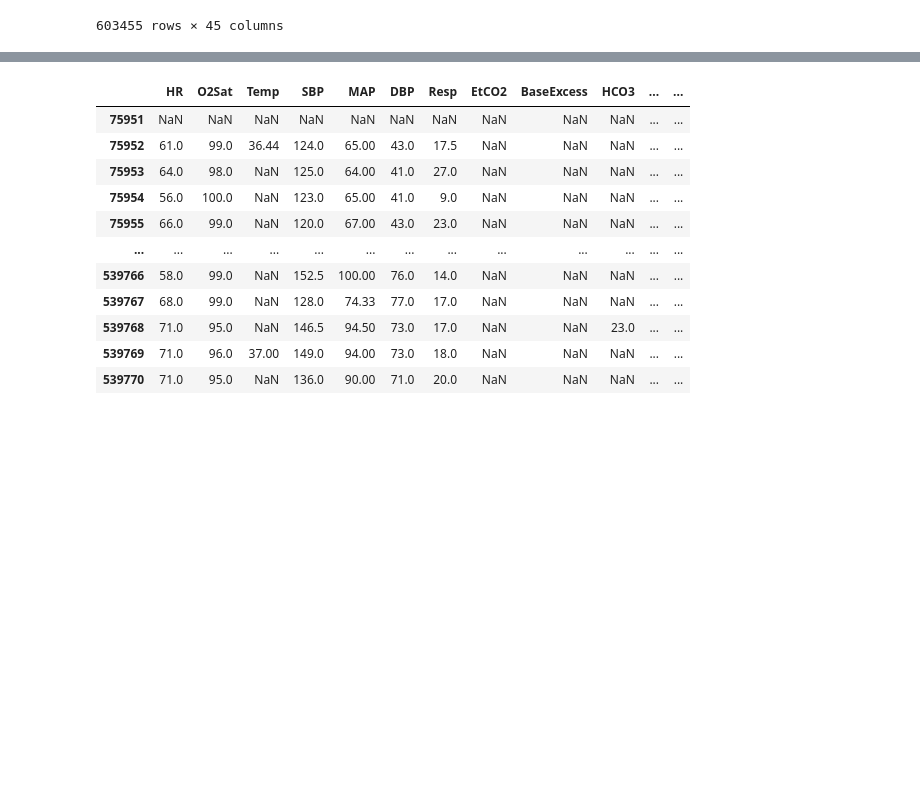
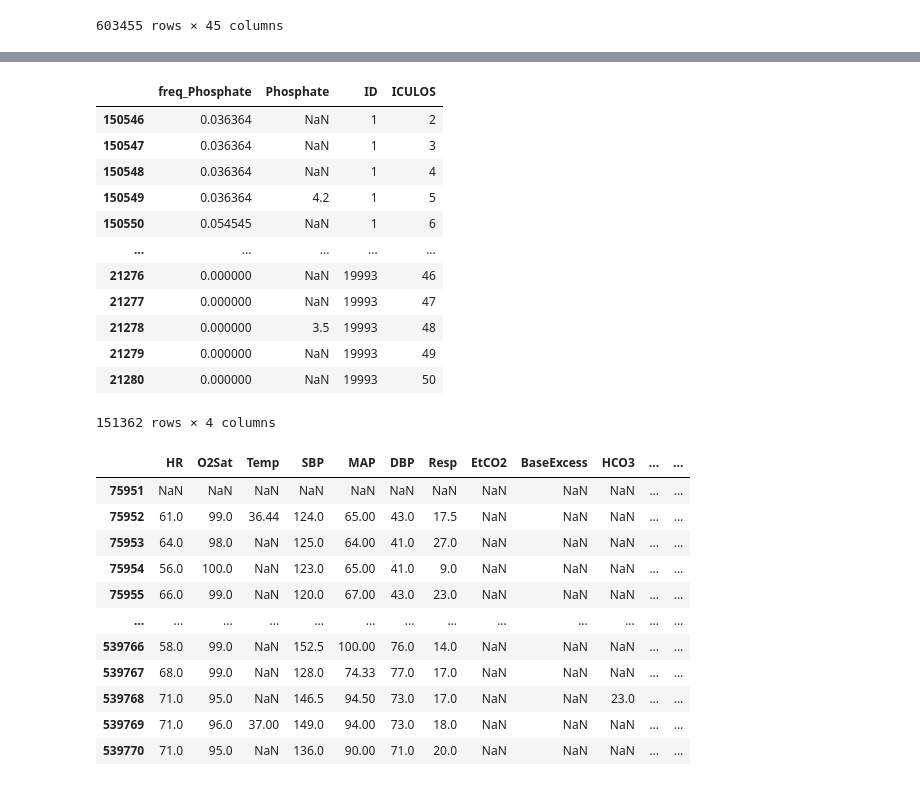
Before and after one commit to AtarCohen/Early-Prediction_of_Sepsis, a Jupyter notebook: PrepareData.ipynb, the cells around one changed output, grey strips where cells are left out. Drawn from its saved outputs; the diff is of its cells as text; code cells hidden in the pictures; blank space fills up the shorter version.

```diff
--- a/PrepareData.ipynb
+++ b/PrepareData.ipynb
@@ -149,6 +175,6 @@ p = data_preperator(columns=COLS,freq_columns=ALL_LAB_ATTR)
 NameError: name 'p' is not defined
 # %%
 val_df = pd.read_csv(f'{VAL_PATH}.csv')
-val_df = p.prepare_data(val_df)
-# val_df.to_csv(f'{VAL_PATH}_LSTM_new.csv')
-val_df
+# val_df = p.prepare_data(val_df)
+# # val_df.to_csv(f'{VAL_PATH}_LSTM_new.csv')
+# val_df
@@ -191,3 +253,21 @@ df = add_frequency(train_df[train_df.ID.isin([0,1,2,3])],ALL_LAB_ATTR)
+# %%
+df = add_frequency(val_df,ALL_LAB_ATTR)
+# %%
+df[['freq_Phosphate','Phosphate','ID','ICULOS']]
+# %% [output]
+|  | freq_Phosphate | Phosphate | ID | ICULOS |
+| 150546 | 0.036364 | NaN | 1 | 2 |
+| 150547 | 0.036364 | NaN | 1 | 3 |
+| 150548 | 0.036364 | NaN | 1 | 4 |
+| 150549 | 0.036364 | 4.2 | 1 | 5 |
+| 150550 | 0.054545 | NaN | 1 | 6 |
+| ... | ... | ... | ... | ... |
+| 21276 | 0.000000 | NaN | 19993 | 46 |
+| 21277 | 0.000000 | NaN | 19993 | 47 |
+| 21278 | 0.000000 | 3.5 | 19993 | 48 |
+| 21279 | 0.000000 | NaN | 19993 | 49 |
+| 21280 | 0.000000 | NaN | 19993 | 50 |
+151362 rows × 4 columns
 # %%
 df = train_df[train_df.ID.isin([0,1,2,3])].sort_values(by=['ID','ICULOS'], ascending =[True,True])
 rolling = df[['ID','max_ICULOS']+ALL_LAB_ATTR].groupby(by=['ID','max_ICULOS'])[ALL_LAB_ATTR].expanding().count().reset_index()
```
Also changed, not shown: parts of 7 cells of this notebook, 1 other file.
